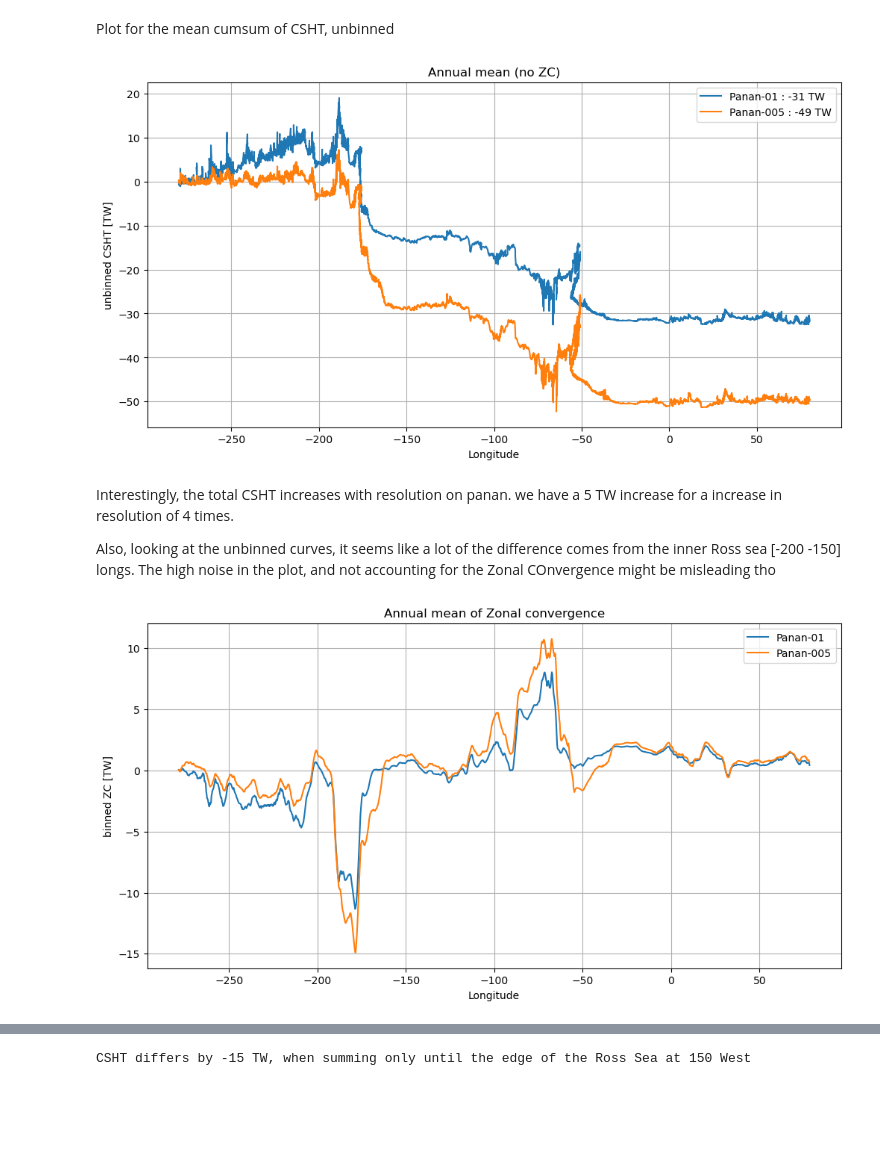
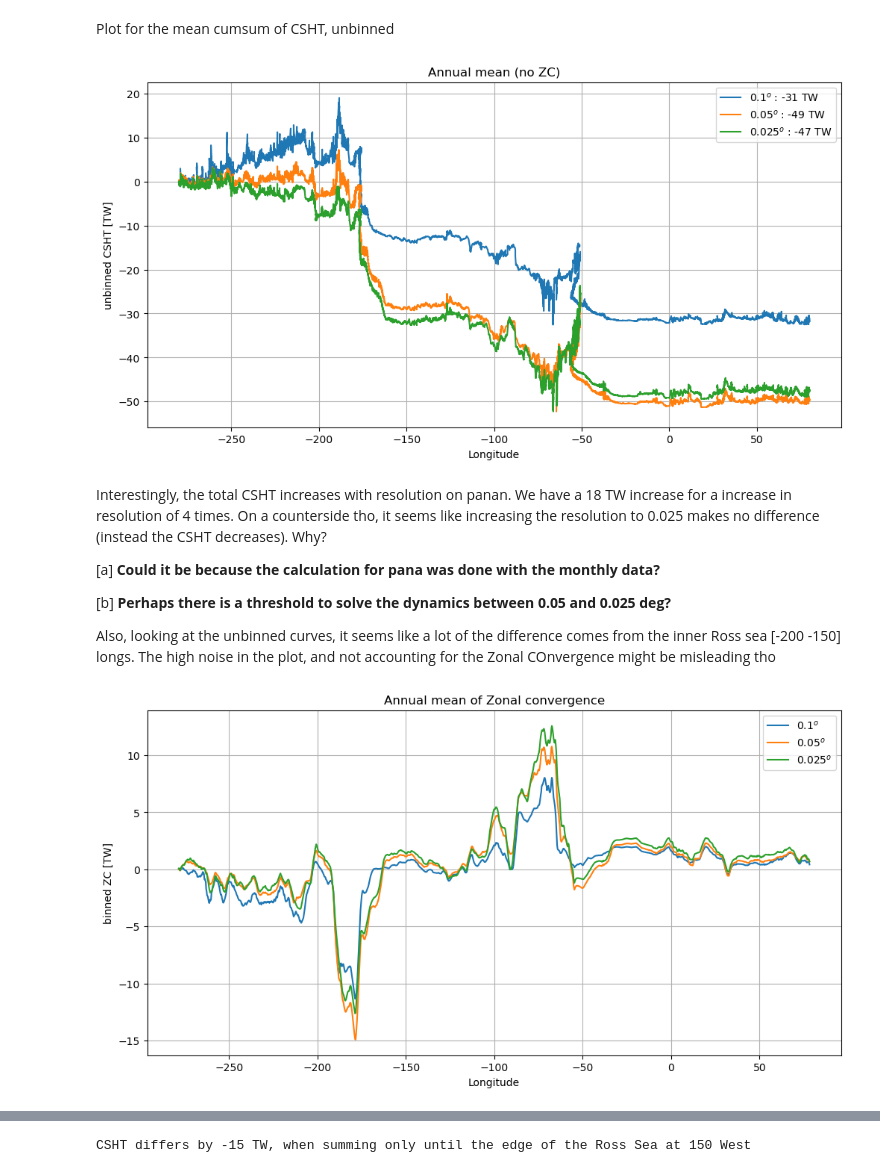
Before and after one commit to willaguiar/Panan_HT_ASC, a Jupyter notebook: Jupyter/CSHT_resolutions_totalandtimescales.ipynb, the cells around one changed output, grey strips where cells are left out. Saved outputs shown, nothing was run; the diff lists cells and outputs as text; code cells hidden in the pictures; blank space fills up the shorter version.

```diff
--- a/Jupyter/CSHT_resolutions_totalandtimescales.ipynb
+++ b/Jupyter/CSHT_resolutions_totalandtimescales.ipynb
@@ -56,6 +67,10 @@ P01_binned_ZC=p01_HT.zonal_convergence.sum('z_l')
 P005_unbinned_HT=p005_HT.unbinned_heat_transp_across_contour.sum('z_l')
 P005_binned_CSHT=p005_HT.binned_cross_slope_heat_trans.sum('z_l')
 P005_binned_ZC=p005_HT.zonal_convergence.sum('z_l')
+# %%
+P0025_unbinned_HT=p0025_HT.unbinned_heat_transp_across_contour.sum('z_l')
+P0025_binned_CSHT=p0025_HT.binned_cross_slope_heat_trans.sum('z_l')
+P0025_binned_ZC=p0025_HT.zonal_convergence.sum('z_l')
 # %%
 #long and lat coordinates panan-01
 P01_unbinned_lon=p01_HT.isel(time=0).lon_along_contour
@@ -67,6 +82,11 @@ P005_unbinned_lon=p005_HT.isel(time=0).lon_along_contour
 P005_binned_lon=p005_HT.isel(time=0).lon_bin_midpoints
 P005_unbinned_lat=p005_HT.isel(time=0).lat_along_contour
 P005_binned_lat=p005_HT.isel(time=0).lat_bin_midpoints
+#long and lat coordinates panan-005
+P0025_unbinned_lon=p0025_HT.isel(time=0).lon_along_contour
+P0025_binned_lon=p0025_HT.isel(time=0).lon_bin_midpoints
+P0025_unbinned_lat=p0025_HT.isel(time=0).lat_along_contour
+P0025_binned_lat=p0025_HT.isel(time=0).lat_bin_midpoints
 # %%
 #temporal means for panan01
 P01_unbinned_HT_mean=P01_unbinned_HT.groupby('time.month').mean('time').mean('month').load()
@@ -77,10 +97,16 @@ P01_binned_ZC_mean=P01_binned_ZC.groupby('time.month').mean('time').mean('month'
 P005_unbinned_HT_mean=P005_unbinned_HT.groupby('time.month').mean('time').mean('month').load()
 P005_binned_CSHT_mean=P005_binned_CSHT.groupby('time.month').mean('time').mean('month').load()
 P005_binned_ZC_mean=P005_binned_ZC.groupby('time.month').mean('time').mean('month').load()
+# %%
+#temporal means for panan0025 - THIS IS ALREADY MONTHLY SO YOU CAN STRAIGHT OUT AVERAGE
+P0025_unbinned_HT_mean=P0025_unbinned_HT.mean('time').load()
+P0025_binned_CSHT_mean=P0025_binned_CSHT.mean('time').load()
+P0025_binned_ZC_mean=P0025_binned_ZC.mean('time').load()
 # %%
 #factors
 p01_factor=P01_unbinned_HT_mean.sum()/(P01_binned_CSHT_mean+P01_binned_ZC_mean).sum()
 p005_factor=P005_unbinned_HT_mean.sum()/(P005_binned_CSHT_mean+P005_binned_ZC_mean).sum()
+p0025_factor=P0025_unbinned_HT_mean.sum()/(P0025_binned_CSHT_mean+P0025_binned_ZC_mean).sum()
 # %% [markdown]
 ### Mean total (circumpolar) cross-slope-heat-transport
 # %% [markdown]
@@ -88,28 +114,36 @@ Plot for the mean cumsum of CSHT, unbinned
 # %%
 p01_total= int(P01_unbinned_HT_mean.sum().values/1e12)
 p005_total= int(P005_unbinned_HT_mean.sum().values/1e12)
+p0025_total= int(P0025_unbinned_HT_mean.sum().values/1e12)
 fig = plt.figure(figsize=(12,6))
 
-plt.plot(P01_unbinned_lon,P01_unbinned_HT_mean.cumsum()/1e12,label="Panan-01 : " + str(p01_total) + " TW")
-plt.plot(P005_unbinned_lon,P005_unbinned_HT_mean.cumsum()/1e12,color="tab:orange",label="Panan-005 : " + str(p005_total) + " TW")
+plt.plot(P01_unbinned_lon,P01_unbinned_HT_mean.cumsum()/1e12,label=r"0.1$^{o}$ : " + str(p01_total) + " TW")
+plt.plot(P005_unbinned_lon,P005_unbinned_HT_mean.cumsum()/1e12,color="tab:orange",label=r"0.05$^{o}$ : " + str(p005_total) + " TW")
+plt.plot(P0025_unbinned_lon,P0025_unbinned_HT_mean.cumsum()/1e12,color="tab:green",label=r"0.025$^{o}$ : " + str(p0025_total) + " TW")
 plt.xlabel('Longitude'); plt.ylabel('unbinned CSHT [TW]'); plt.title('Annual mean (no ZC)')
 plt.grid()
 plt.legend()
-plt.savefig(figdir+'RESCOMP_unbinned_HT_cumsum_Annual_mean.png',dpi=300)
+plt.savefig(figdir+'RESCOMP_unbinned_HT_cumsum_Annual_mean.png',dpi=300,bbox_inches='tight')
 # %% [output]
-[figure, old version]
+[figure, new version]
 # %% [markdown]
-Interestingly, the total CSHT increases with resolution on panan. we have a 5 TW increase for a increase in resolution of 4 times.
+Interestingly, the total CSHT increases with resolution on panan. We have a 18 TW increase for a increase in resolution of 4 times.
+On a counterside tho, it seems like increasing the resolution to 0.025 makes no difference (instead the CSHT decreases). Why?
+
+[a] **Could it be because the calculation for pana was done with the monthly data?**
+
+[b] **Perhaps there is a threshold to solve the dynamics between 0.05 and 0.025 deg?**
 
 Also, looking at the unbinned curves, it seems like a lot of the difference comes from the inner Ross sea [-200 -150] longs. The high noise in the plot, and not accounting for the Zonal COnvergence might be misleading tho
 # %%
 fig = plt.figure(figsize=(12,6))
 
-plt.plot(P01_binned_lon,P01_binned_ZC_mean.cumsum()*p01_factor/1e12,label="Panan-01")
-plt.plot(P005_binned_lon,P005_binned_ZC_mean.cumsum()*p005_factor/1e12,color="tab:orange",label="Panan-005")
+plt.plot(P01_binned_lon,P01_binned_ZC_mean.cumsum()*p01_factor/1e12,label=r"0.1$^{o}$")
+plt.plot(P005_binned_lon,P005_binned_ZC_mean.cumsum()*p005_factor/1e12,color="tab:orange",label=r"0.05$^{o}$")
+plt.plot(P0025_binned_lon,P0025_binned_ZC_mean.cumsum()*p0025_factor/1e12,color="tab:green",label=r"0.025$^{o}$")
 plt.xlabel('Longitude'); plt.ylabel('binned ZC [TW]'); plt.title('Annual mean of Zonal convergence')
 plt.grid()
 plt.legend()
-plt.savefig(figdir+'RESCOMP_binned_ZC_cumsum_Annual_mean.png',dpi=300)
+plt.savefig(figdir+'RESCOMP_binned_ZC_cumsum_Annual_mean.png',dpi=300,bbox_inches='tight')
 # %% [output]
-[figure, old version]
+[figure, new version]
```
Also changed, not shown: parts of 69 cells of this notebook.
